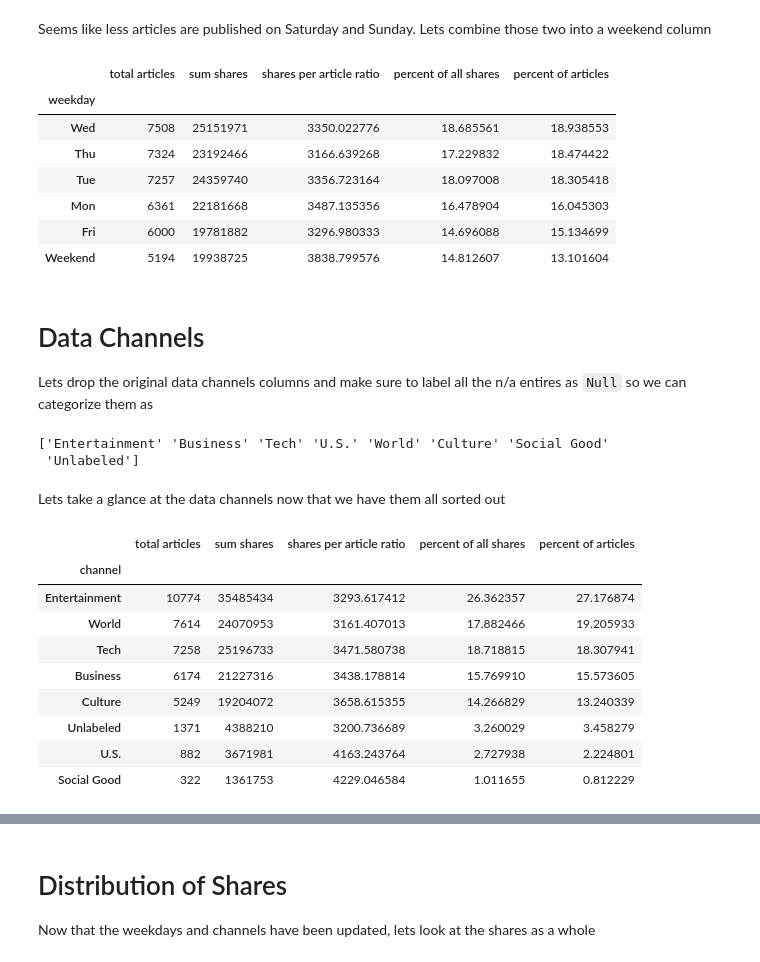
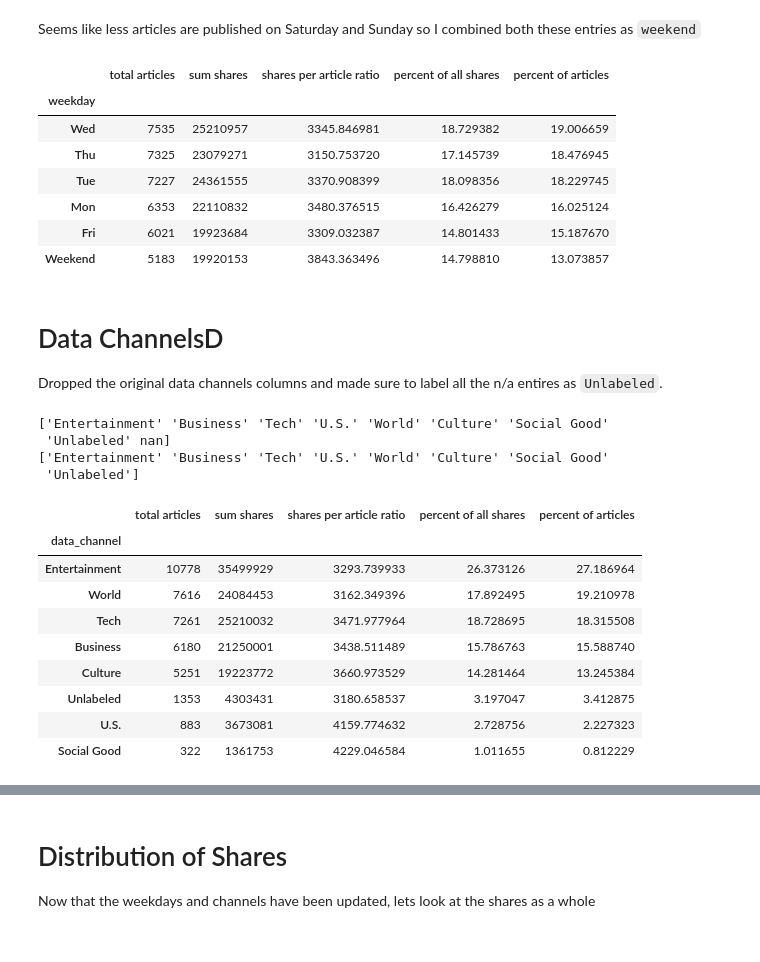
Before and after one commit to taracrutchfield/CapstoneTwo_ArticleShares, a Jupyter notebook: Data Wrangling - Cleaning.ipynb, the cells around one changed output, grey strips where cells are left out. Saved outputs shown, nothing was run; the diff lists cells and outputs as text; code cells hidden in the pictures.

```diff
--- a/Data Wrangling - Cleaning.ipynb
+++ b/Data Wrangling - Cleaning.ipynb
@@ -7,10 +7,11 @@ import numpy as np
 raw = pd.read_csv("OnlineNewsPopularity.csv")
 
 # Using some webscraping, I went and found some more accurate values for data channel and added dates
-channel_update = pd.read_csv("DatesAndChannels.csv")
+channel_update = pd.read_csv("Updated_Data.csv")
+channel_update
 
 # Join the two datasets on the urls
-data = raw.join(channel_update.set_index('url'), on='url')
+data = raw.join(channel_update.set_index('url'), on='url').set_index('url')
 # %%
 data.info()
 # %% [output]
@@ -40,5 +41,7 @@ Not all the weekday entries could be found in the webscrape so here I'm replacin
 # %%
 # Renaming the old columns for ease.
+print(data.weekday.unique())
+
 old_label = iter(['weekday_is_monday', 'weekday_is_tuesday','weekday_is_wednesday', 'weekday_is_thursday',
                   'weekday_is_friday','weekday_is_saturday', 'weekday_is_sunday'])
 new_label= ['Mon','Tue','Wed','Thu','Fri','Sat','Sun']
@@ -46,24 +49,25 @@ label_map = {next(old_label):label for label in new_label}
 data = data.rename(columns=label_map)
 
 # replace nulls in 'weekday' with entries from the original dataset
-if len(data[data['weekday']=='Null']) != 0 or len(data[data['weekday'].isnull()]['weekday']) != 0 :
+if len(data[data.weekday.isnull()]) != 0 :
 
-    days_of_week = ['Mon','Tue', 'Wed', 'Thu', 'Fri', 'Sat', 'Sun']
+    index_of_nulls = list(data[data.weekday.isnull()].index) + list(data[data.weekday=='Null'].index)
 
-    index_of_nulls = list(data[data['weekday'].isnull()]['weekday'].index) + list(data[data['weekday']=='Null'].index)
-
-    days_melt = pd.melt(data.reset_index(),id_vars=['index'],value_vars=days_of_week,var_name='day of the week')
-    days_melt = days_melt[days_melt['value']==1]
+    days_melt = pd.melt(data.reset_index(),id_vars=['url'],value_vars=new_label,var_name='day of the week')
+    days_melt = days_melt[days_melt.value==1]
 
     for index in index_of_nulls:
-        weekday = list(days_melt[days_melt['index'] == index]['day of the week'])
+        weekday = list(days_melt[days_melt['url'] == index]['day of the week'])
         data.at[index,'weekday'] = weekday[0]
 
 # drop the original columns
-
-for col in ['Mon','Tue','Wed','Thu','Fri','Sat','Sun']:
+for col in new_label:
     if col in data.columns:
         data=data.drop([col], axis=1)
 
 print(data.weekday.unique())
+
+# get rid of timedelta
+if 'timedelta' in data.columns:
+        data=data.drop('timedelta', axis=1)
 # %% [output]
@@ -105,21 +110,23 @@ break_down('weekday')
 # %% [markdown]
-Seems like less articles are published on Saturday and Sunday. Lets combine those two into a weekend column
+Seems like less articles are published on Saturday and Sunday so I combined both these entries as `weekend`
 # %%
 data['weekday'] = data['weekday'].replace(['Sat','Sun'],'Weekend')
 break_down('weekday')
 # %% [output]
 |  | total articles | sum shares | shares per article ratio | percent of all shares | percent of articles |
 | weekday |  |  |  |  |  |
-| Wed | 7508 | 25151971 | 3350.022776 | 18.685561 | 18.938553 |
-| Thu | 7324 | 23192466 | 3166.639268 | 17.229832 | 18.474422 |
-| Tue | 7257 | 24359740 | 3356.723164 | 18.097008 | 18.305418 |
-| Mon | 6361 | 22181668 | 3487.135356 | 16.478904 | 16.045303 |
-| Fri | 6000 | 19781882 | 3296.980333 | 14.696088 | 15.134699 |
-| Weekend | 5194 | 19938725 | 3838.799576 | 14.812607 | 13.101604 |
+| Wed | 7535 | 25210957 | 3345.846981 | 18.729382 | 19.006659 |
+| Thu | 7325 | 23079271 | 3150.753720 | 17.145739 | 18.476945 |
+| Tue | 7227 | 24361555 | 3370.908399 | 18.098356 | 18.229745 |
+| Mon | 6353 | 22110832 | 3480.376515 | 16.426279 | 16.025124 |
+| Fri | 6021 | 19923684 | 3309.032387 | 14.801433 | 15.187670 |
+| Weekend | 5183 | 19920153 | 3843.363496 | 14.798810 | 13.073857 |
 # %% [markdown]
-# Data Channels
-Lets drop the original data channels columns and make sure to label all the n/a entires as `Null` so we can categorize them as
+# Data ChannelsD
+Dropped the original data channels columns and made sure to label all the n/a entires as `Unlabeled`.
 # %%
+print(data.data_channel.unique())
+
 # drop columns
 uness_col = ['data_channel_is_lifestyle',' data_channel_is_entertainment', 'data_channel_is_bus',
            'data_channel_is_socmed', 'data_channel_is_tech','data_channel_is_world','is_weekend']
@@ -128,30 +135,29 @@ for col in uness_col:
     if col in data.columns:
         data=data.drop([col], axis=1)
 
+# make sure any n/a are correctly catergorized as 'Unlabeled'
+if len(data[data.data_channel.isnull()]) != 0:
+    for index in list(data[data.data_channel.isnull()].index):
+        data.at[index,'data_channel'] = 'Unlabeled'
 
-# make sure any n/a are correctly catergorized as 'Unlabeled'
-if len(data[data['channel'].isnull()]['channel']) != 0:
-    for index in list(data[data['channel'].isnull()]['channel'].index):
-        data.at[index,'channel'] = 'Unlabeled'
-
-print(data.channel.unique())
+print(data.data_channel.unique())
 # %% [output]
+['Entertainment' 'Business' 'Tech' 'U.S.' 'World' 'Culture' 'Social Good'
+ 'Unlabeled' nan]
 ['Entertainment' 'Business' 'Tech' 'U.S.' 'World' 'Culture' 'Social Good'
  'Unlabeled']
-# %% [markdown]
-Lets take a glance at the data channels now that we have them all sorted out
 # %%
-break_down('channel')
+break_down('data_channel')
 # %% [output]
 |  | total articles | sum shares | shares per article ratio | percent of all shares | percent of articles |
-| channel |  |  |  |  |  |
-| Entertainment | 10774 | 35485434 | 3293.617412 | 26.362357 | 27.176874 |
-| World | 7614 | 24070953 | 3161.407013 | 17.882466 | 19.205933 |
-| Tech | 7258 | 25196733 | 3471.580738 | 18.718815 | 18.307941 |
-| Business | 6174 | 21227316 | 3438.178814 | 15.769910 | 15.573605 |
-| Culture | 5249 | 19204072 | 3658.615355 | 14.266829 | 13.240339 |
-| Unlabeled | 1371 | 4388210 | 3200.736689 | 3.260029 | 3.458279 |
-| U.S. | 882 | 3671981 | 4163.243764 | 2.727938 | 2.224801 |
+| data_channel |  |  |  |  |  |
+| Entertainment | 10778 | 35499929 | 3293.739933 | 26.373126 | 27.186964 |
+| World | 7616 | 24084453 | 3162.349396 | 17.892495 | 19.210978 |
+| Tech | 7261 | 25210032 | 3471.977964 | 18.728695 | 18.315508 |
+| Business | 6180 | 21250001 | 3438.511489 | 15.786763 | 15.588740 |
+| Culture | 5251 | 19223772 | 3660.973529 | 14.281464 | 13.245384 |
+| Unlabeled | 1353 | 4303431 | 3180.658537 | 3.197047 | 3.412875 |
+| U.S. | 883 | 3673081 | 4159.774632 | 2.728756 | 2.227323 |
 | Social Good | 322 | 1361753 | 4229.046584 | 1.011655 | 0.812229 |
 # %% [markdown]
 The most articles are from the `Entertainment` category, followed by `World` and `Tech`. Understandably the highest sum shares come from the same categories.
```
Also changed, not shown: parts of 18 cells of this notebook, 7 other files.
